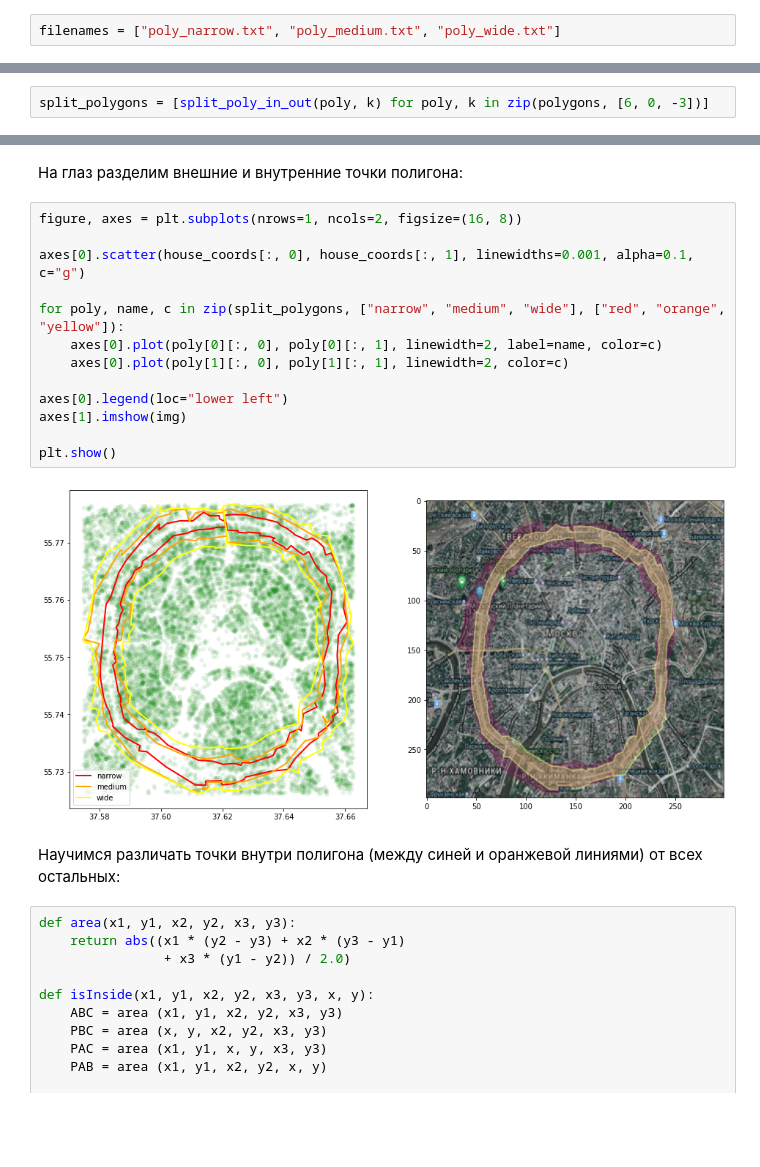
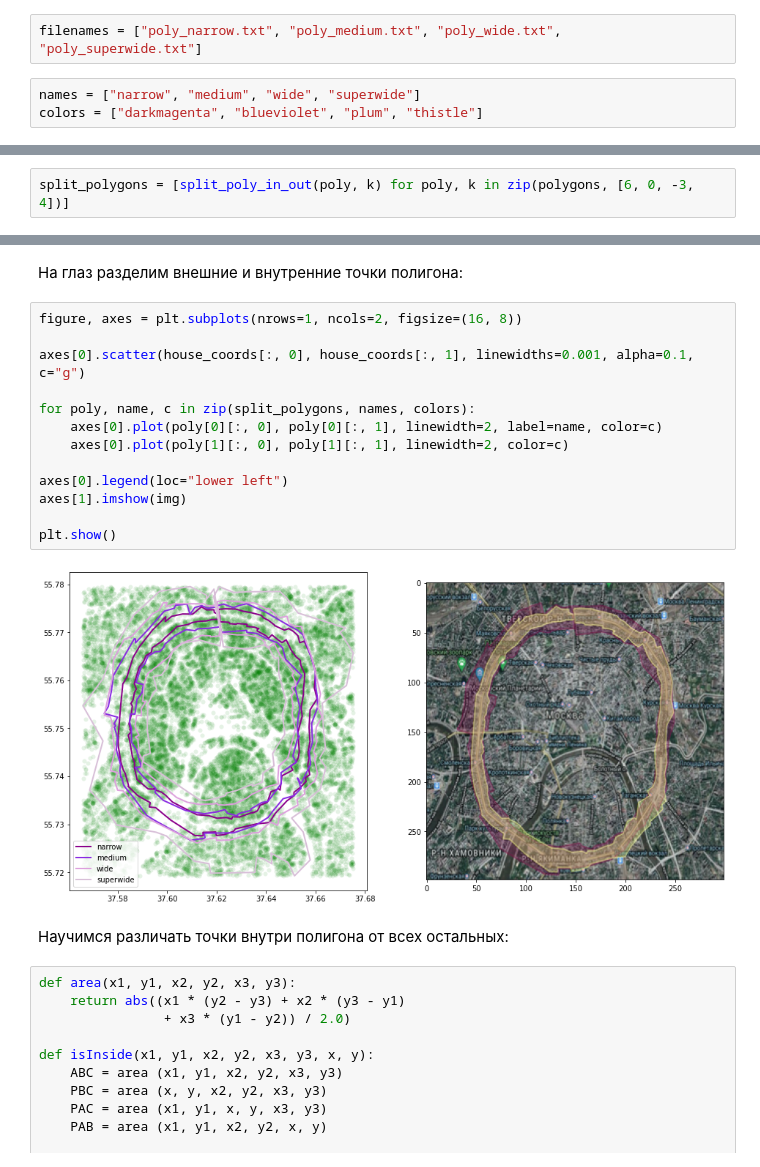
Before and after one commit to SvyatSheypak/city_for_people, a Jupyter notebook: garden_ring_houses/houses_in_polygons.ipynb, the cells around one changed output, grey strips where cells are left out. Cells and saved outputs as stored; diff of their text form; blank space fills up the shorter version.

Commit message:
Add fourth polygon

```diff
--- a/garden_ring_houses/houses_in_polygons.ipynb
+++ b/garden_ring_houses/houses_in_polygons.ipynb
@@ -80,7 +80,10 @@ coords_db.sample(5)
 # %% [markdown]
 ## Переходим к полигонам:
 # %%
-filenames = ["poly_narrow.txt", "poly_medium.txt", "poly_wide.txt"]
+filenames = ["poly_narrow.txt", "poly_medium.txt", "poly_wide.txt", "poly_superwide.txt"]
+# %%
+names = ["narrow", "medium", "wide", "superwide"]
+colors = ["darkmagenta", "blueviolet", "plum", "thistle"]
 # %%
 polygons = []
 for filename in filenames:
@@ -98,7 +101,7 @@ def split_poly_in_out(poly, k):
     s = poly.shape[0] // 2 + k
     return poly[:s], poly[s:]
 # %%
-split_polygons = [split_poly_in_out(poly, k) for poly, k in zip(polygons, [6, 0, -3])]
+split_polygons = [split_poly_in_out(poly, k) for poly, k in zip(polygons, [6, 0, -3, 4])]
 # %%
 n_polygons = len(split_polygons)
 figure, axes = plt.subplots(nrows=1, ncols=n_polygons, figsize=(16, 4), sharex=True, sharey=True)
@@ -149,20 +152,20 @@ img = np.array(Image.fromarray(img).resize((299, 299)), dtype='float32') / 255.
 # %%
 figure, axes = plt.subplots(nrows=1, ncols=2, figsize=(16, 8))
 
 axes[0].scatter(house_coords[:, 0], house_coords[:, 1], linewidths=0.001, alpha=0.1, c="g")
 
-for poly, name, c in zip(split_polygons, ["narrow", "medium", "wide"], ["red", "orange", "yellow"]):
+for poly, name, c in zip(split_polygons, names, colors):
     axes[0].plot(poly[0][:, 0], poly[0][:, 1], linewidth=2, label=name, color=c)
     axes[0].plot(poly[1][:, 0], poly[1][:, 1], linewidth=2, color=c)
 
 axes[0].legend(loc="lower left")
 axes[1].imshow(img)
 
 plt.show()
 # %% [output]
-[figure, old version]
+[figure, new version]
 # %% [markdown]
-Научимся различать точки внутри полигона (между синей и оранжевой линиями) от всех остальных:
+Научимся различать точки внутри полигона от всех остальных:
 # %%
 def area(x1, y1, x2, y2, x3, y3):
     return abs((x1 * (y2 - y3) + x2 * (y3 - y1)
```
Also changed, not shown: parts of 24 cells of this notebook.
